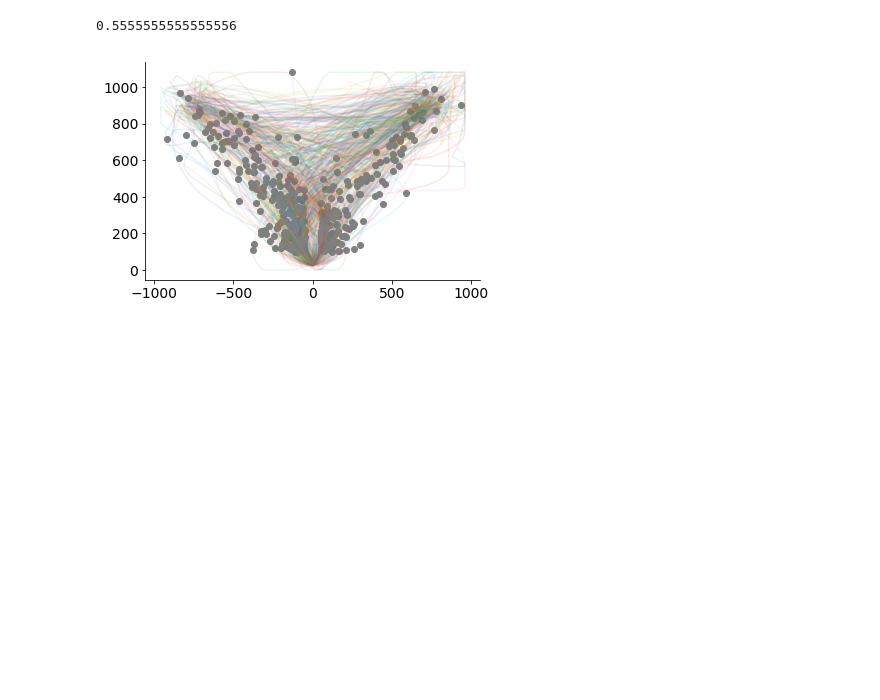
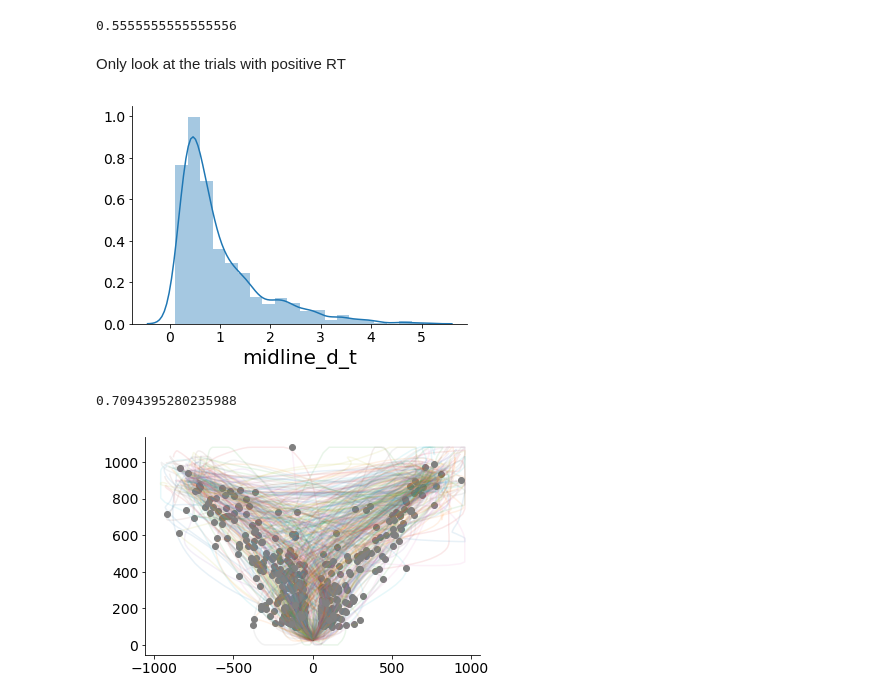
Before and after one commit to nidstigator/com_fixed_duration, a Jupyter notebook: analysis/response_times.ipynb, the cells around one changed output. Drawn from its saved outputs; the diff is of its cells as text; code cells hidden in the pictures; blank space fills up the shorter version.

```diff
--- a/analysis/response_times.ipynb
+++ b/analysis/response_times.ipynb
@@ -234,6 +245,16 @@ ax.axvline(0.45, color='grey', ls='--')
 print(len(choices[choices.is_com & (choices.midline_d_t>0.45)])/len(choices[choices.is_com]))
 # %% [output]
 0.5555555555555556
+# %% [markdown]
+Only look at the trials with positive RT
+# %%
+ax = sns.distplot(choices[(choices.is_com) & (choices['RT']>0)].midline_d_t, bins=20)
+# %% [output]
+[figure, added]
+# %%
+print(len(choices[(choices.is_com) & (choices.midline_d_t>0.45) & (choices['RT']>0)])/len(choices[(choices.is_com) & (choices['RT']>0)]))
+# %% [output]
+0.7094395280235988
 # %%
 # traj = dynamics.loc[random.choice(choices[choices.is_com & (choices.midline_d_t<0.45)].set_index(dynamics.index.names).index)]
 # plt.plot(traj.mouse_x, traj.mouse_y)
```
Also changed, not shown: parts of 3 cells of this notebook, 4 other files.
